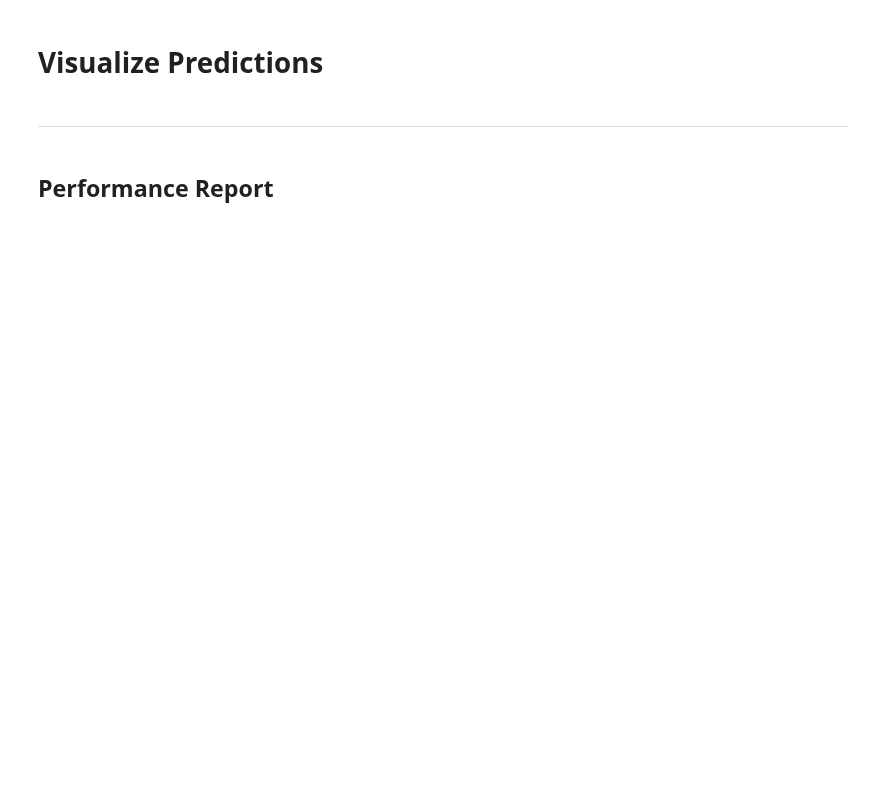
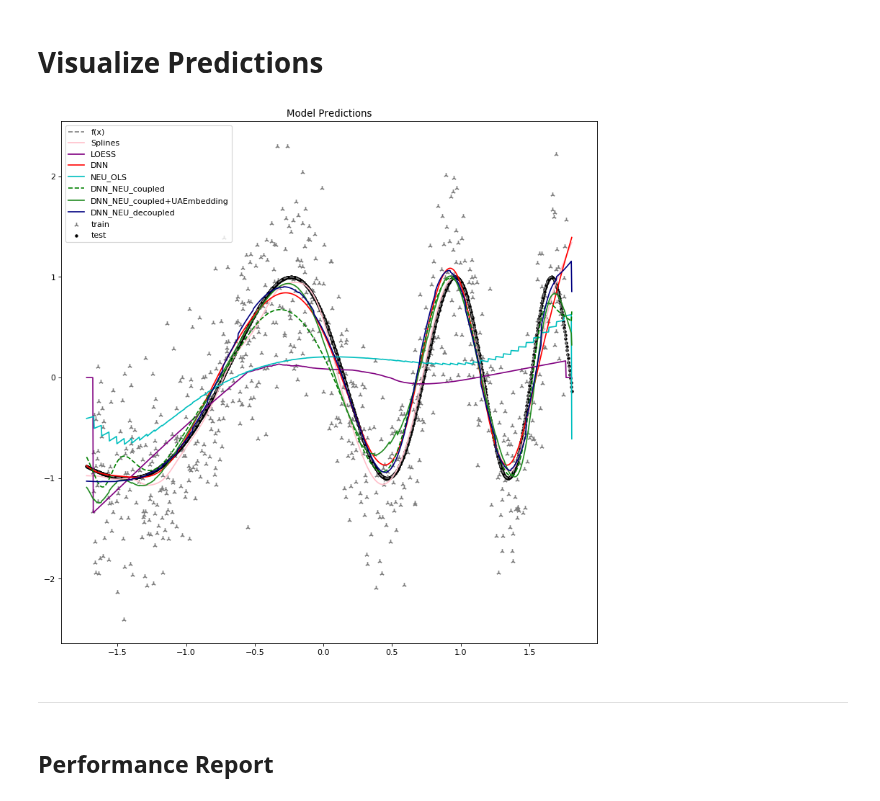
Before and after one commit to AnastasisKratsios/NEU_Non_Euclidean_Upgrading, a Jupyter notebook: NEU-Simulated-Regression.ipynb, the cells around one changed output. Cells and saved outputs as stored; diff of their text form; code cells hidden in the pictures; blank space fills up the shorter version.

```diff
--- a/NEU-Simulated-Regression.ipynb
+++ b/NEU-Simulated-Regression.ipynb
@@ -318,34 +404,36 @@ plt.figure(num=None, figsize=(12, 12), dpi=80, facecolor='w', edgecolor='k')
 # Plot Signal
 plt.plot(np.array(data_x_test).reshape(-1,),data_y_test,color='gray',label='f(x)',linestyle='--')
 # Plot Data
 plt.scatter(np.array(data_x).reshape(-1,),data_y,color='gray',label='train', marker = '2')
 plt.scatter(np.array(data_x_test).reshape(-1,),data_y_test,color='black',label='test', marker = '.')
 
 #--------------------#
 # Benchmark Model(s) #
 #--------------------#
 # Plot Non-Linar Benchmark(s): Classical
 plt.plot(np.array(data_x_test).reshape(-1,),f_hat_smoothing_splines_test,color='pink',label='Splines')
 plt.plot(np.array(data_x_test).reshape(-1,),LOESS_prediction_test,color='purple',label='LOESS')
 # Plot Benchmark(s): DNNs
 plt.plot(np.array(data_x_test).reshape(-1,),ffNN_y_hat_test, color = 'red', label='DNN')
 
 #--------------#
 # NEU-Model(s) #
 #--------------#
 # Plot NEU-OLS
 plt.plot(np.array(data_x_test).reshape(-1,),NEU_OLS_y_hat_test, color = 'c',label='NEU_OLS')
-plt.plot(np.array(data_x_test).reshape(-1,),OLS_y_hat_test, color = 'orange',label='NEU_OLS')
+# plt.plot(np.array(data_x_test).reshape(-1,),OLS_y_hat_test, color = 'orange',label='NEU_OLS')
 # # Plot NEU Regressors
 plt.plot(np.array(data_x_test).reshape(-1,),NEU_ffNN_y_hat_test, linestyle="--", color = 'green',label='DNN_NEU_coupled')
 plt.plot(np.array(data_x_test).reshape(-1,),NEU_ffNN_y_hat_test_w_proj, color = 'forestgreen',label='DNN_NEU_coupled+UAEmbedding')
 plt.plot(np.array(data_x_test).reshape(-1,),NEU_ffNN_y_hat_test_Dcpld, color = 'navy',label='DNN_NEU_decoupled')
 
 # Format Plot #
 #-------------#
 plt.legend(loc="upper left")
 plt.title("Model Predictions")
 plt.show()
+# %% [output]
+[figure, added]
 # %% [markdown]
  ---
 # %% [markdown]
```
Also changed, not shown: parts of 7 cells of this notebook, 1 other file.
